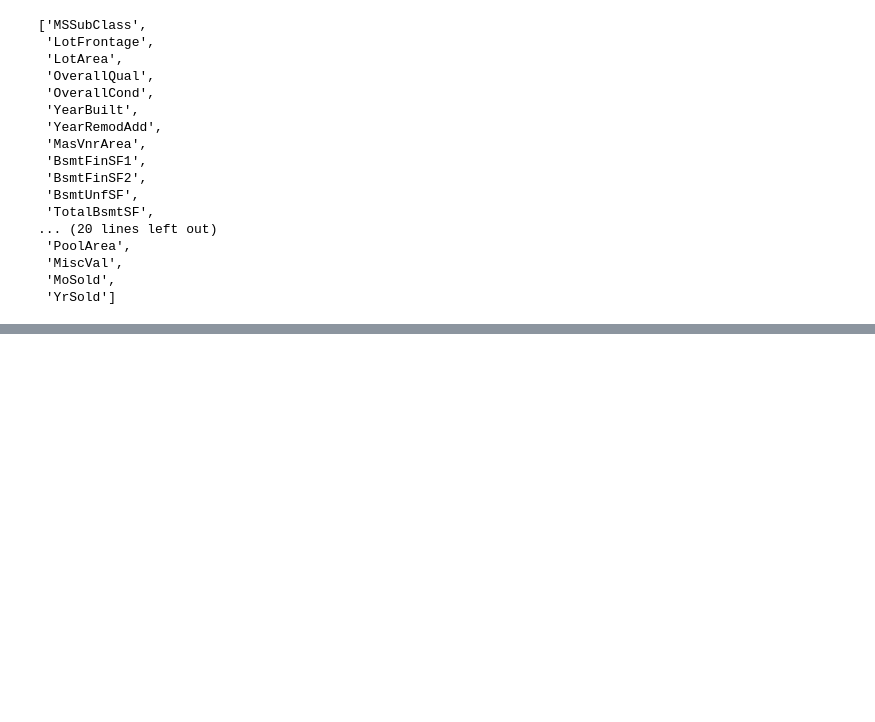
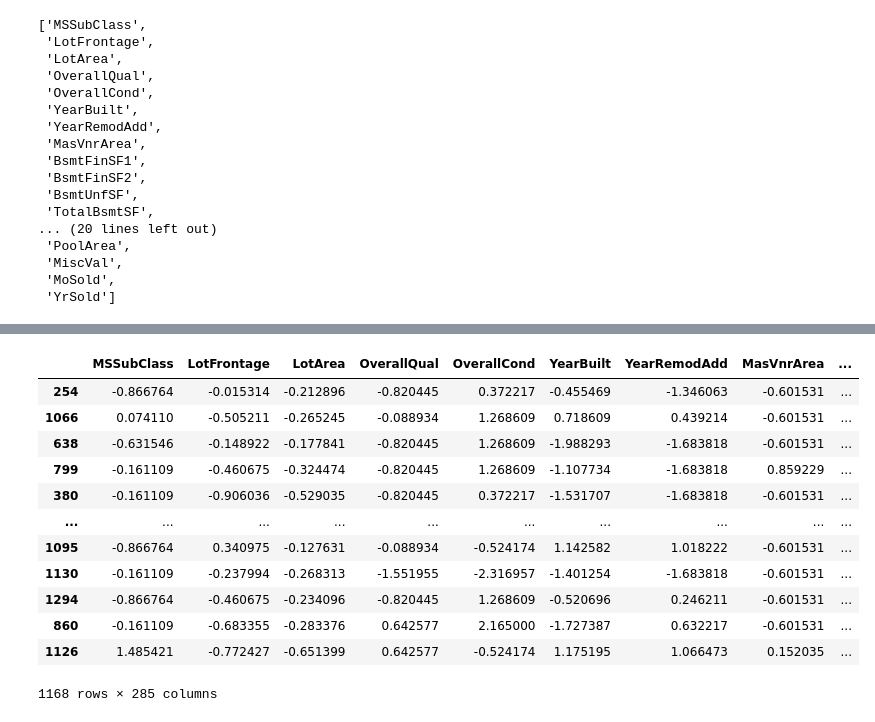
Before and after one commit to its-relative/ML-projects-Repo, a Jupyter notebook: kaggle_Housing_E2E/new/buildmodel.ipynb, the cells around one changed output, grey strips where cells are left out. Saved outputs shown, nothing was run; the diff lists cells and outputs as text; code cells hidden in the pictures; blank space fills up the shorter version.

```diff
--- a/kaggle_Housing_E2E/new/buildmodel.ipynb
+++ b/kaggle_Housing_E2E/new/buildmodel.ipynb
@@ -187,0 +204,16 @@ for cols in x_train[con_cols]:
+# %%
+train_final
+# %% [output]
+|  | MSSubClass | LotFrontage | LotArea | OverallQual | OverallCond | YearBuilt | YearRemodAdd | MasVnrArea | ... |
+| 254 | -0.866764 | -0.015314 | -0.212896 | -0.820445 | 0.372217 | -0.455469 | -1.346063 | -0.601531 | ... |
+| 1066 | 0.074110 | -0.505211 | -0.265245 | -0.088934 | 1.268609 | 0.718609 | 0.439214 | -0.601531 | ... |
+| 638 | -0.631546 | -0.148922 | -0.177841 | -0.820445 | 1.268609 | -1.988293 | -1.683818 | -0.601531 | ... |
+| 799 | -0.161109 | -0.460675 | -0.324474 | -0.820445 | 1.268609 | -1.107734 | -1.683818 | 0.859229 | ... |
+| 380 | -0.161109 | -0.906036 | -0.529035 | -0.820445 | 0.372217 | -1.531707 | -1.683818 | -0.601531 | ... |
+| ... | ... | ... | ... | ... | ... | ... | ... | ... | ... |
+| 1095 | -0.866764 | 0.340975 | -0.127631 | -0.088934 | -0.524174 | 1.142582 | 1.018222 | -0.601531 | ... |
+| 1130 | -0.161109 | -0.237994 | -0.268313 | -1.551955 | -2.316957 | -1.401254 | -1.683818 | -0.601531 | ... |
+| 1294 | -0.866764 | -0.460675 | -0.234096 | -0.820445 | 1.268609 | -0.520696 | 0.246211 | -0.601531 | ... |
+| 860 | -0.161109 | -0.683355 | -0.283376 | 0.642577 | 2.165000 | -1.727387 | 0.632217 | -0.601531 | ... |
+| 1126 | 1.485421 | -0.772427 | -0.651399 | 0.642577 | -0.524174 | 1.175195 | 1.066473 | 0.152035 | ... |
+1168 rows × 285 columns
```
Also changed, not shown: parts of 39 cells of this notebook, 1 other file.
